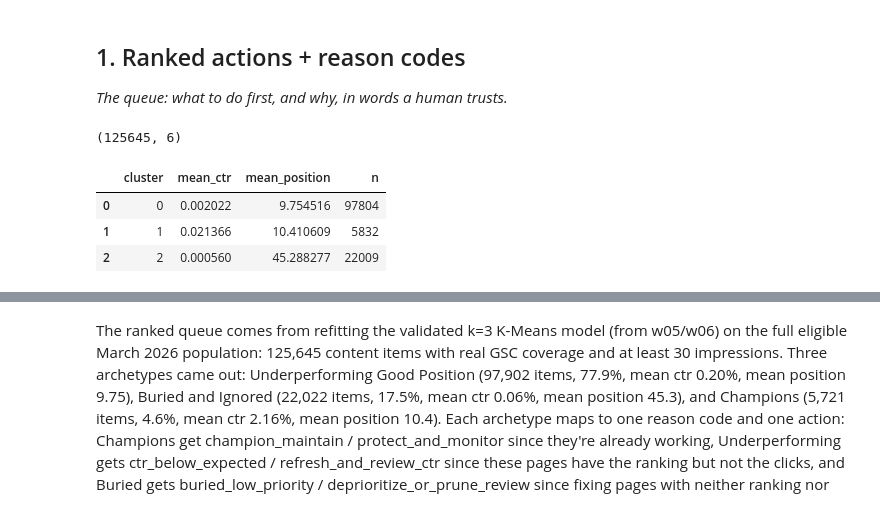
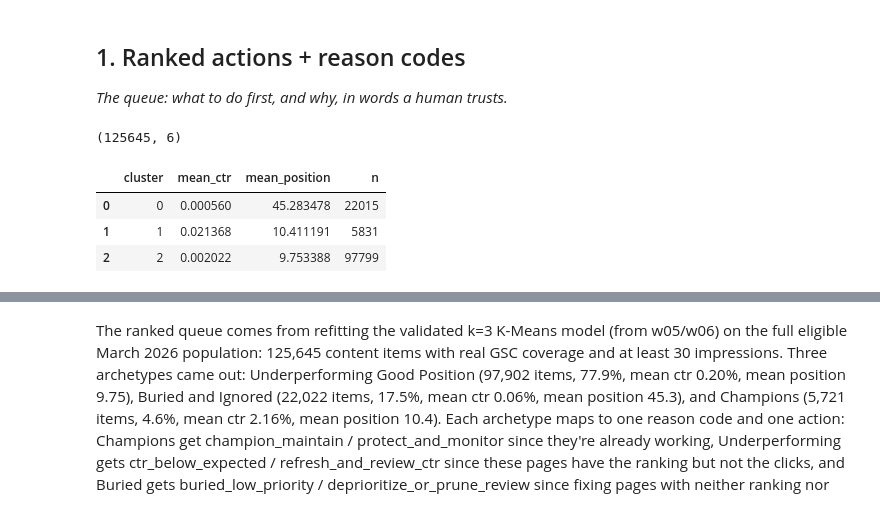
Before and after one commit to mrym828/Machine-learning-internship, a Jupyter notebook: work/notebooks/w07_action_playbook.ipynb, the cells around one changed output, grey strips where cells are left out. Cells and saved outputs as stored; diff of their text form; code cells hidden in the pictures.

```diff
--- a/work/notebooks/w07_action_playbook.ipynb
+++ b/work/notebooks/w07_action_playbook.ipynb
@@ -33,36 +33,42 @@ features = con.sql(f"""
         SUM(gsc_impressions) AS impressions_sum,
         AVG(gsc_avg_position) AS avg_position
     FROM (
         SELECT f.*, ANY_VALUE(f.client_hash_id) OVER (PARTITION BY f.content_hash_id) AS client_hash_id
         FROM {FACT} f
         WHERE month = '2026-03' AND gsc_data_available IS TRUE
     )
     GROUP BY content_hash_id, client_hash_id
 """).df()
 
 features['ctr'] = features['clicks_sum'] / features['impressions_sum']
 features = features.dropna(subset=['ctr', 'avg_position'])
 features = features[features['impressions_sum'] >= 30].copy()
+
+# force deterministic row order before fitting -- the warehouse SQL query gives no row-order
+# guarantee, so without this, KMeans's internal initialization can land slightly differently
+# near cluster boundaries between runs even with a fixed random_state (same class of bug as
+# the w05 client-split reproducibility issue)
+features = features.sort_values('content_hash_id').reset_index(drop=True)
 print(features.shape)
 
 scaler = StandardScaler()
 X = scaler.fit_transform(features[['ctr', 'avg_position']])
 
 km = KMeans(n_clusters=3, random_state=42, n_init=10)
 features['cluster'] = km.fit_predict(X)
 
 profile = features.groupby('cluster').agg(
     mean_ctr=('ctr', 'mean'),
     mean_position=('avg_position', 'mean'),
     n=('content_hash_id', 'count'),
 ).reset_index()
 profile
 # %% [output]
 (125645, 6)
 |  | cluster | mean_ctr | mean_position | n |
-| 0 | 0 | 0.002022 | 9.754516 | 97804 |
-| 1 | 1 | 0.021366 | 10.410609 | 5832 |
-| 2 | 2 | 0.000560 | 45.288277 | 22009 |
+| 0 | 0 | 0.000560 | 45.283478 | 22015 |
+| 1 | 1 | 0.021368 | 10.411191 | 5831 |
+| 2 | 2 | 0.002022 | 9.753388 | 97799 |
 # %%
 # map cluster IDs to archetypes by characteristics, not hardcoded index --
 # KMeans cluster numbering isn't guaranteed stable across runs/data changes
```
Also changed, not shown: parts of 5 cells of this notebook, 4 other files.
